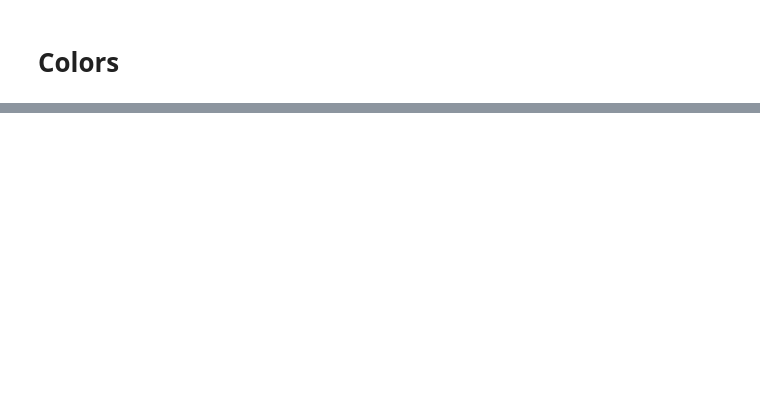
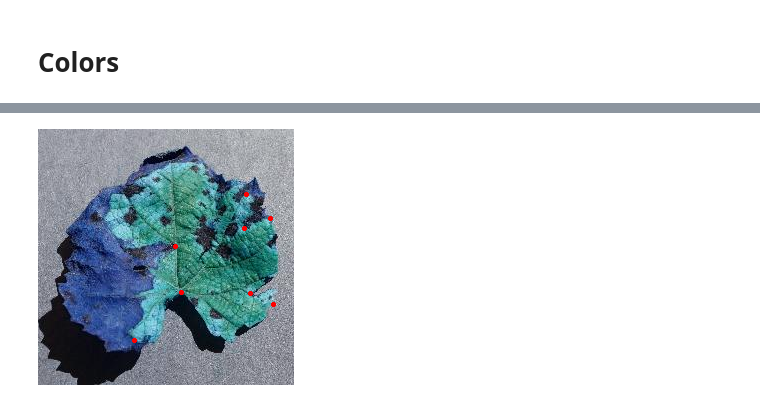
Before and after one commit to JBarmentlo/42-Leafliction, a Jupyter notebook: transformation.ipynb, the cells around one changed output, grey strips where cells are left out. Saved outputs shown, nothing was run; the diff lists cells and outputs as text; code cells hidden in the pictures; blank space fills up the shorter version.

```diff
--- a/transformation.ipynb
+++ b/transformation.ipynb
@@ -101,0 +67,13 @@ torch.Tensor
+# %%
+homolog_pts, start_pts, stop_pts, ptvals, chain, max_dist = pcv.homology.acute(img=img, mask=mask.to(torch.uint8).numpy() * 255, win=25, threshold=90)
+# %%
+import cv2
+from copy import deepcopy
+
+imm = deepcopy(img)
+for point in homolog_pts:
+    imm = cv2.circle(imm, point[0], 1, (255, 0, 0), 2)
+# point = cv2.circle(img, homolog_pts[0][0], 1, (0, 0, 255), 2)
+Image.fromarray(imm)
+# %% [output]
+[figure, added]
```
Also changed, not shown: parts of 6 cells of this notebook.
